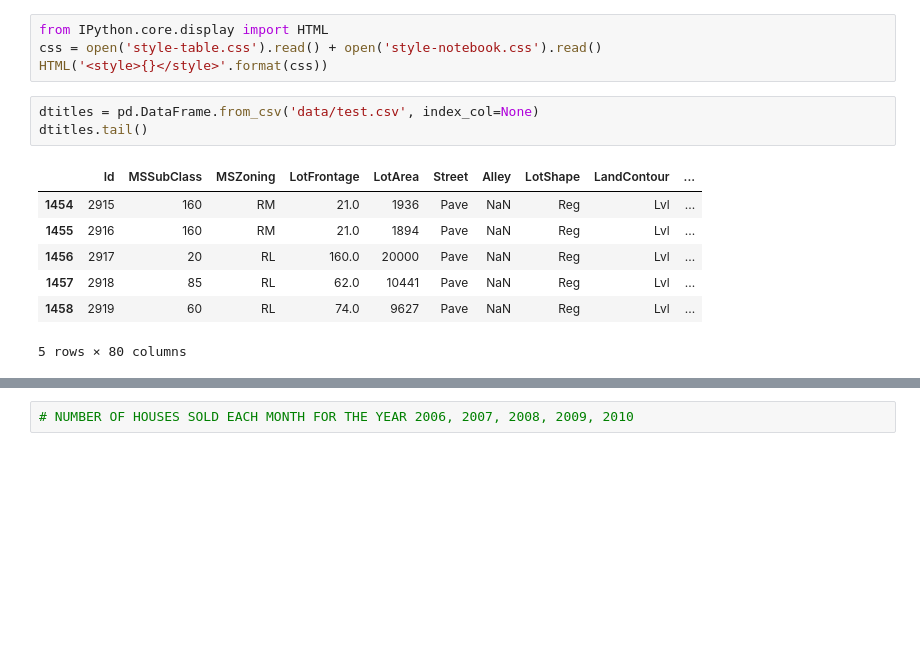
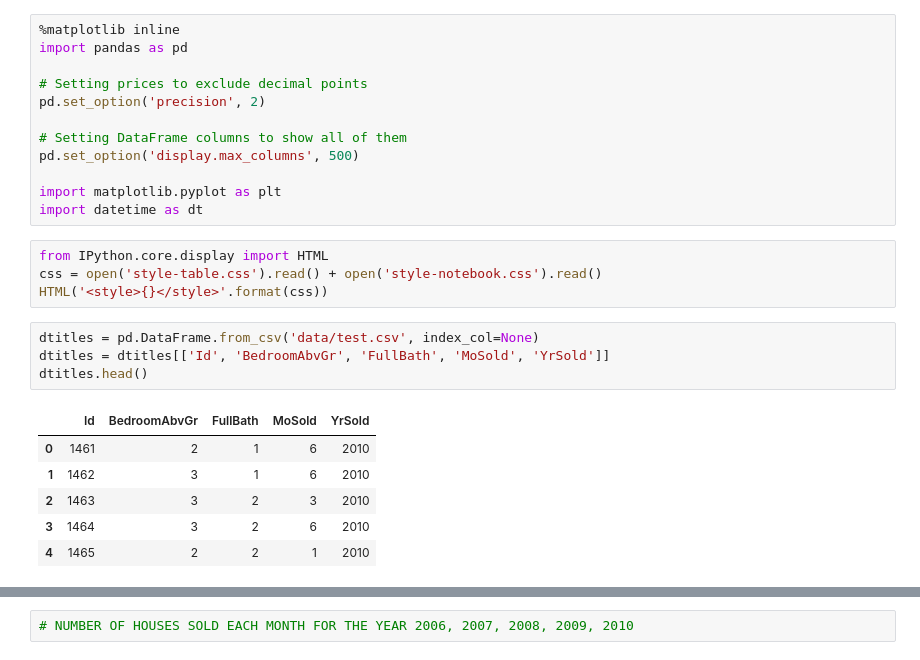
Before and after one commit to AlfredMtz/Springboard, a Jupyter notebook: amesproject.ipynb, the cells around one changed output, grey strips where cells are left out. Drawn from its saved outputs; the diff is of its cells as text; blank space fills up the shorter version.

Commit message:
add new tables and weather dataframe

```diff
--- a/amesproject.ipynb
+++ b/amesproject.ipynb
@@ -4,18 +1,30 @@ import pandas as pd
+# %%
+%matplotlib inline
+import pandas as pd
+
+# Setting prices to exclude decimal points
+pd.set_option('precision', 2)
+
+# Setting DataFrame columns to show all of them
+pd.set_option('display.max_columns', 500)
+
+import matplotlib.pyplot as plt
+import datetime as dt
 # %%
 from IPython.core.display import HTML
 css = open('style-table.css').read() + open('style-notebook.css').read()
 HTML('<style>{}</style>'.format(css))
 # %%
 dtitles = pd.DataFrame.from_csv('data/test.csv', index_col=None)
-dtitles.tail()
+dtitles = dtitles[['Id', 'BedroomAbvGr', 'FullBath', 'MoSold', 'YrSold']]
+dtitles.head()
 # %% [output]
-|  | Id | MSSubClass | MSZoning | LotFrontage | LotArea | Street | Alley | LotShape | LandContour | ... |
-| 1454 | 2915 | 160 | RM | 21.0 | 1936 | Pave | NaN | Reg | Lvl | ... |
-| 1455 | 2916 | 160 | RM | 21.0 | 1894 | Pave | NaN | Reg | Lvl | ... |
-| 1456 | 2917 | 20 | RL | 160.0 | 20000 | Pave | NaN | Reg | Lvl | ... |
-| 1457 | 2918 | 85 | RL | 62.0 | 10441 | Pave | NaN | Reg | Lvl | ... |
-| 1458 | 2919 | 60 | RL | 74.0 | 9627 | Pave | NaN | Reg | Lvl | ... |
+|  | Id | BedroomAbvGr | FullBath | MoSold | YrSold |
+| 0 | 1461 | 2 | 1 | 6 | 2010 |
+| 1 | 1462 | 3 | 1 | 6 | 2010 |
+| 2 | 1463 | 3 | 2 | 3 | 2010 |
+| 3 | 1464 | 3 | 2 | 6 | 2010 |
+| 4 | 1465 | 2 | 2 | 1 | 2010 |
-5 rows × 80 columns
 # %%
 dprices = pd.DataFrame.from_csv('data/sample_submission.csv', index_col=None)
 dprices.head()
```
Also changed, not shown: parts of 38 cells of this notebook.
